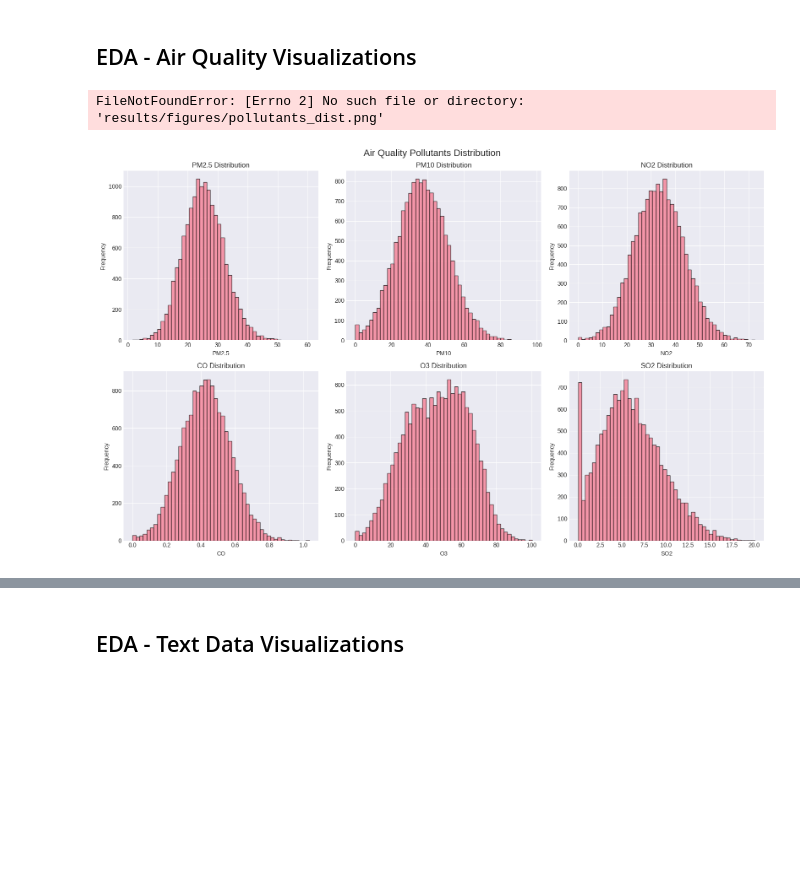
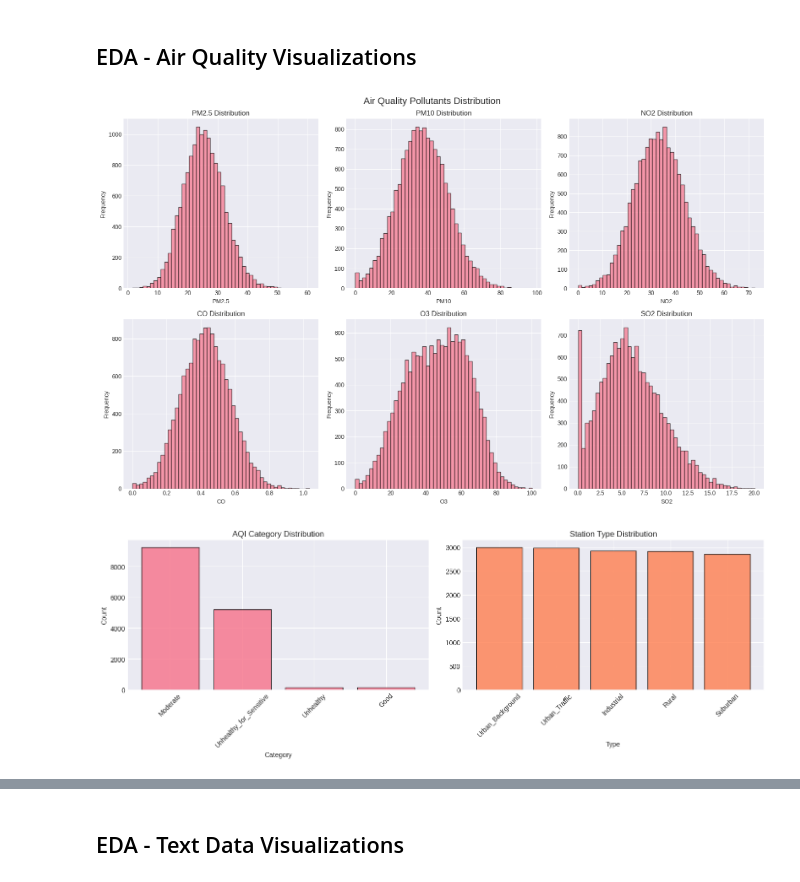
Before and after one commit to durga79/environment-ml_project, a Jupyter notebook: notebooks/01_data_collection_preprocessing.ipynb, the cells around one changed output, grey strips where cells are left out. Saved outputs shown, nothing was run; the diff lists cells and outputs as text; code cells hidden in the pictures; blank space fills up the shorter version.

```diff
--- a/notebooks/01_data_collection_preprocessing.ipynb
+++ b/notebooks/01_data_collection_preprocessing.ipynb
@@ -220,30 +252,29 @@ for idx, pol in enumerate(pollutants):
     axes[row, col].set_xlabel(pol.upper())
     axes[row, col].set_ylabel('Frequency')
 plt.tight_layout()
-os.makedirs(os.path.dirname('results/figures/pollutants_dist.png'), exist_ok=True)
 plt.savefig('results/figures/pollutants_dist.png', dpi=300)
 plt.show()
 # %% [output]
-FileNotFoundError: [Errno 2] No such file or directory: 'results/figures/pollutants_dist.png'
 [figure]
 # %%
 fig, axes = plt.subplots(1, 2, figsize=(14, 5))
 aqi_counts = air_quality_df['aqi_category'].value_counts()
 axes[0].bar(aqi_counts.index, aqi_counts.values, edgecolor='black', alpha=0.8)
 axes[0].set_title('AQI Category Distribution')
 axes[0].set_xlabel('Category')
 axes[0].set_ylabel('Count')
 axes[0].tick_params(axis='x', rotation=45)
 station_counts = air_quality_df['station_type'].value_counts()
 axes[1].bar(station_counts.index, station_counts.values, edgecolor='black', alpha=0.8, color='coral')
 axes[1].set_title('Station Type Distribution')
 axes[1].set_xlabel('Type')
 axes[1].set_ylabel('Count')
 axes[1].tick_params(axis='x', rotation=45)
 plt.tight_layout()
-os.makedirs(os.path.dirname('results/figures/categories.png'), exist_ok=True)
 plt.savefig('results/figures/categories.png', dpi=300)
 plt.show()
+# %% [output]
+[figure, added]
 # %%
 cols = ['pm2.5', 'pm10', 'no2', 'co', 'o3', 'so2', 'temperature', 'humidity', 'wind_speed']
 corr = air_quality_df[cols].corr()
```
Also changed, not shown: parts of 12 cells of this notebook, 59 other files.
